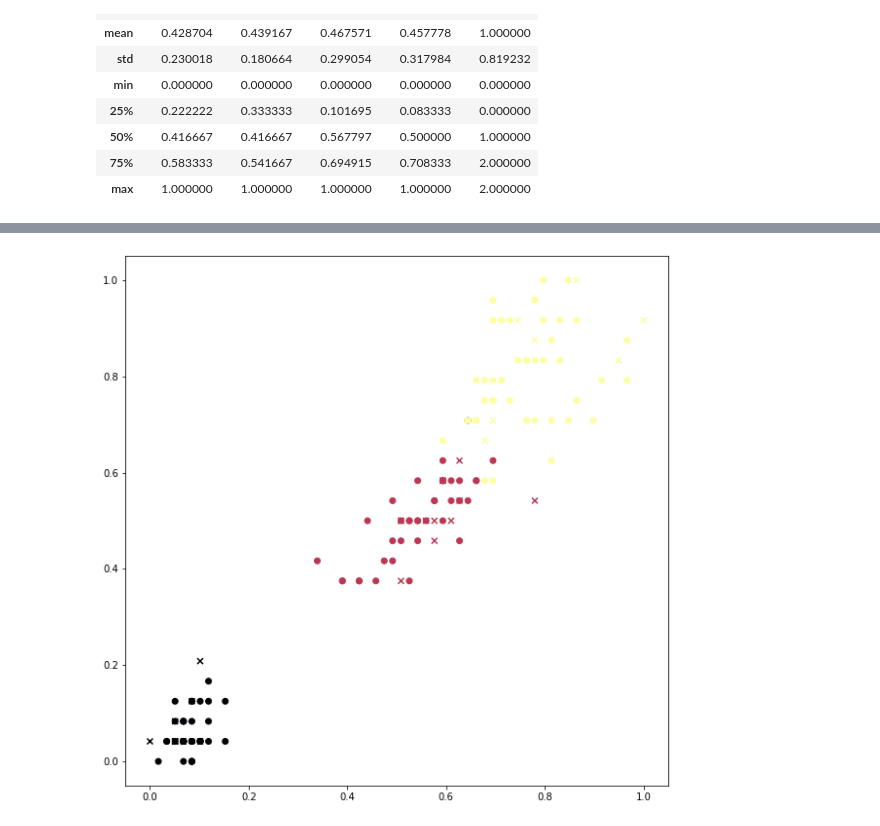
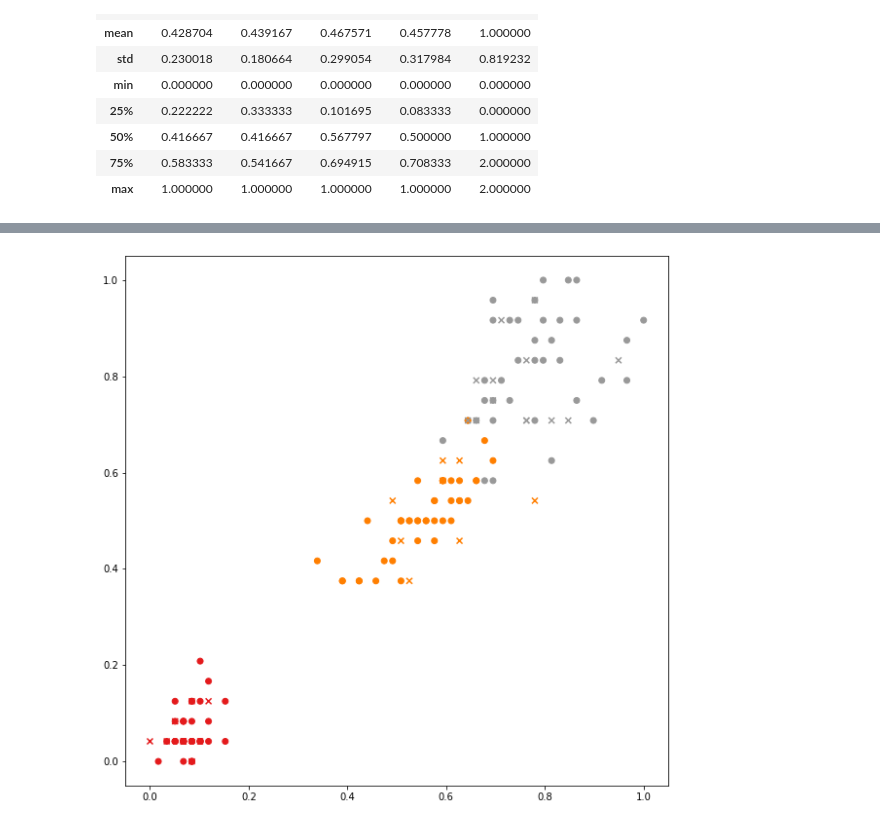
Before and after one commit to jakub-kowalik/swad-project, a Jupyter notebook: example1/iris-project.ipynb, the cells around one changed output, grey strips where cells are left out. Saved outputs shown, nothing was run; the diff lists cells and outputs as text; code cells hidden in the pictures.

```diff
--- a/example1/iris-project.ipynb
+++ b/example1/iris-project.ipynb
@@ -161,17 +161,17 @@ weighted avg       0.97      0.97      0.97        30
 # %%
 from sklearn.neighbors import NearestCentroid
 
 nc = NearestCentroid()
 
 nc.fit(selected_x_train, y_train)
 predict = nc.predict(selected_x_test)
 
 plt.figure(figsize=(10, 10))
-plt.scatter(selected_x_train['PetalLength'], selected_x_train['PetalWidth'], c=y_train, cmap='inferno')
-plt.scatter(selected_x_test['PetalLength'], selected_x_test['PetalWidth'], c=predict, marker='x', cmap='inferno')
+plt.scatter(selected_x_train['PetalLength'], selected_x_train['PetalWidth'], c=y_train, cmap='Set1')
+plt.scatter(selected_x_test['PetalLength'], selected_x_test['PetalWidth'], c=predict, marker='x', cmap='Set1')
 plt.show()
 # %% [output]
-[figure, old version]
+[figure, new version]
 # %%
 from sklearn.metrics import confusion_matrix, ConfusionMatrixDisplay, accuracy_score, classification_report
 
```
Also changed, not shown: parts of 4 cells of this notebook.
